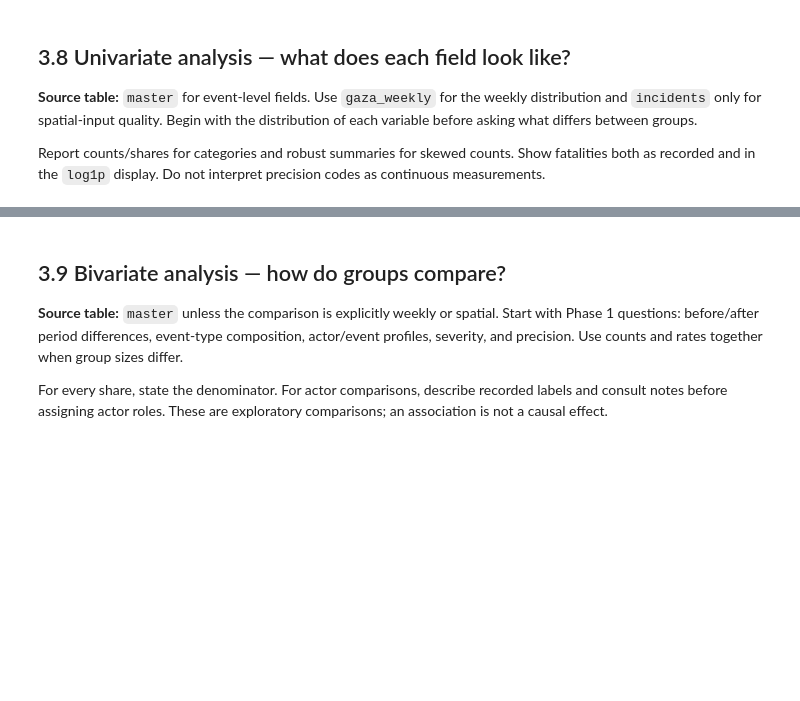
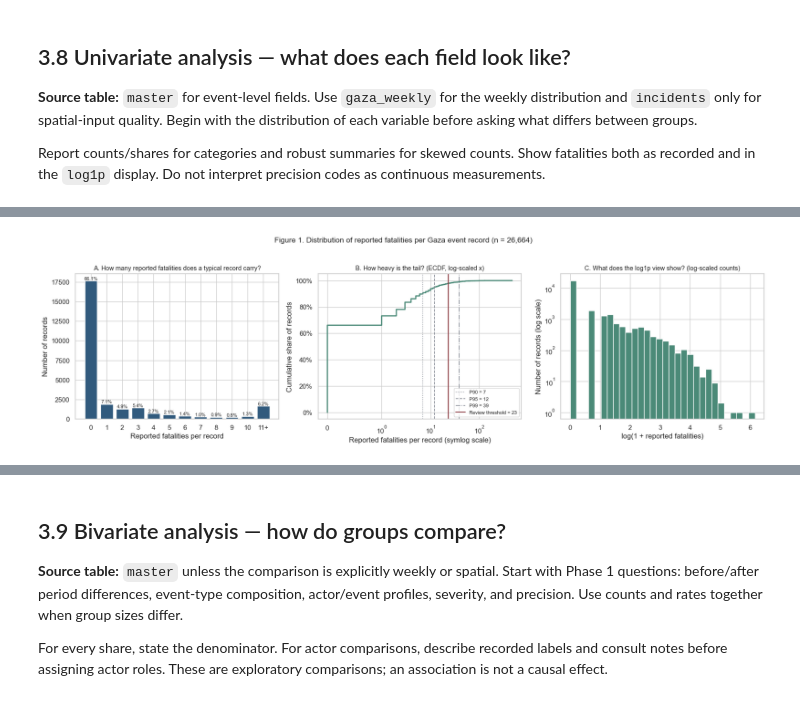
Before and after one commit to apaolol/DMA-PIT, a Jupyter notebook: DMA_PHASE3_EDA_TEMPLATE.ipynb, the cells around one changed output, grey strips where cells are left out. Drawn from its saved outputs; the diff is of its cells as text; code cells hidden in the pictures; blank space fills up the shorter version.

Commit message:
Expand univariate analysis in Phase 3 template

```diff
--- a/DMA_PHASE3_EDA_TEMPLATE.ipynb
+++ b/DMA_PHASE3_EDA_TEMPLATE.ipynb
@@ -98,5 +100,5 @@ print("Reading Phase 2 CSVs from:", DATA_DIR.resolve())
 # %%
-master = pd.read_csv(DATA_DIR / "acled_events_clean.csv", parse_dates=["event_date"])
+master = pd.read_csv(DATA_DIR / "acled_events_clean.csv", parse_dates=["event_date", "month_start", "week_start"])
 for col in ("geo_precision", "time_precision"):
     master[col] = pd.Categorical(master[col], categories=[1, 2, 3], ordered=True)
 
@@ -341,0 +315,5 @@ plt.show()
+# %%
+# Shared labels for summaries and figures in the univariate section.
+BLUE, GREEN, RED, GREY = "#315A7D", "#4B8A78", "#8D3B42", "#8A8F98"
+BEFORE, AFTER = "Before Oct 7, 2023", "Oct 7, 2023 onward"
+cutoff = pd.Timestamp("2023-10-07")
@@ -341,0 +590,37 @@ plt.show()
+# %%
+fig, axes = plt.subplots(1, 3, figsize=(17, 4.8))
+
+# exact counts for small values, with a pooled 11+ bar
+vc = f.clip(upper=11).value_counts().sort_index()
+axes[0].bar([str(i) if i < 11 else "11+" for i in vc.index], vc.values, color=BLUE)
+for x, v in enumerate(vc.values):
+    axes[0].text(x, v, f"{v / len(f):.1%}", ha="center", va="bottom", fontsize=8)
+axes[0].set_title("A. How many reported fatalities does a typical record carry?", fontsize=10.5)
+axes[0].set_xlabel("Reported fatalities per record")
+axes[0].set_ylabel("Number of records")
+
+# ECDF on a symmetric-log x-axis
+x = np.sort(f.to_numpy())
+y = np.arange(1, len(x) + 1) / len(x)
+axes[1].step(x, y, where="post", color=GREEN, lw=2)
+axes[1].set_xscale("symlog", linthresh=1)
+for q, ls in zip([.90, .95, .99], [":", "--", "-."]):
+    axes[1].axvline(f.quantile(q), color=GREY, ls=ls, lw=1.2, label=f"P{int(q * 100)} = {f.quantile(q):.0f}")
+axes[1].axvline(REVIEW_THRESHOLD, color=RED, lw=1.5, label=f"Review threshold = {REVIEW_THRESHOLD}")
+axes[1].set_title("B. How heavy is the tail? (ECDF, log-scaled x)", fontsize=10.5)
+axes[1].set_xlabel("Reported fatalities per record (symlog scale)")
+axes[1].set_ylabel("Cumulative share of records")
+axes[1].yaxis.set_major_formatter(plt.FuncFormatter(lambda v, _: f"{v:.0%}"))
+axes[1].legend(fontsize=8, loc="lower right")
+
+axes[2].hist(master.fatalities_log1p, bins=30, color=GREEN, edgecolor="white")
+axes[2].set_yscale("log")
+axes[2].set_title("C. What does the log1p view show? (log-scaled counts)", fontsize=10.5)
+axes[2].set_xlabel("log(1 + reported fatalities)")
+axes[2].set_ylabel("Number of records (log scale)")
+
+fig.suptitle("Figure 1. Distribution of reported fatalities per Gaza event record (n = 26,664)", fontsize=12.5, y=1.03)
+plt.tight_layout()
+plt.show()
+# %% [output]
+[figure, added]
```
Also changed, not shown: parts of 42 cells of this notebook.
